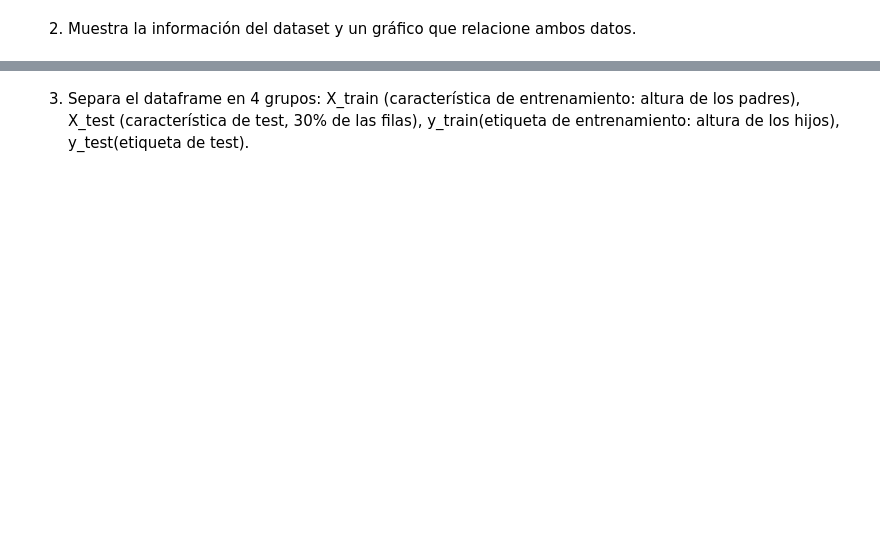
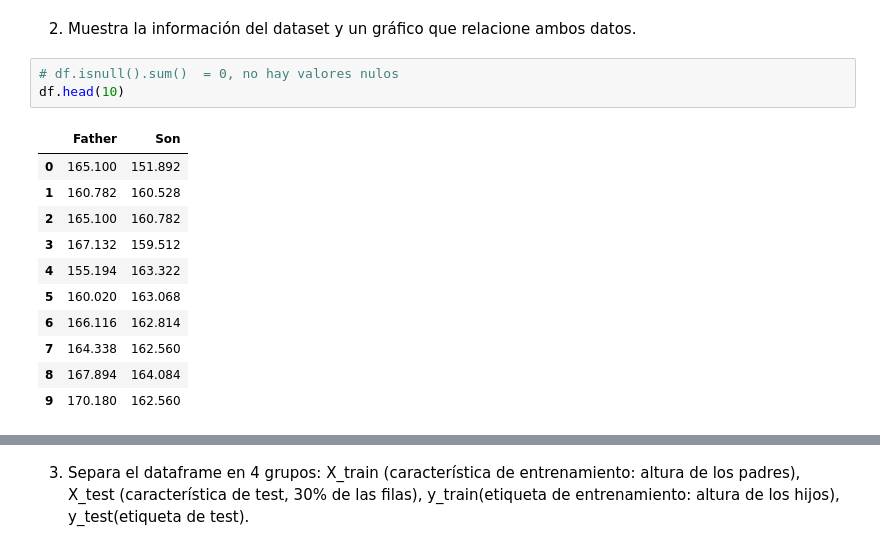
Before and after one commit to Angelmbx/Machine-Learing, a Jupyter notebook: UD2/02_Supervised_Linear_Regression.ipynb, the cells around one changed output, grey strips where cells are left out. Saved outputs shown, nothing was run; the diff lists cells and outputs as text; blank space fills up the shorter version.

```diff
--- a/UD2/02_Supervised_Linear_Regression.ipynb
+++ b/UD2/02_Supervised_Linear_Regression.ipynb
@@ -215,2 +222,17 @@ Con el dataset heights.csv (altura de padres e hijos):
 # %% [markdown]
 2. Muestra la información del dataset y un gráfico que relacione ambos datos.
+# %%
+# df.isnull().sum()  = 0, no hay valores nulos
+df.head(10)
+# %% [output]
+|  | Father | Son |
+| 0 | 165.100 | 151.892 |
+| 1 | 160.782 | 160.528 |
+| 2 | 165.100 | 160.782 |
+| 3 | 167.132 | 159.512 |
+| 4 | 155.194 | 163.322 |
+| 5 | 160.020 | 163.068 |
+| 6 | 166.116 | 162.814 |
+| 7 | 164.338 | 162.560 |
+| 8 | 167.894 | 164.084 |
+| 9 | 170.180 | 162.560 |
```
Also changed, not shown: parts of 15 cells of this notebook.
